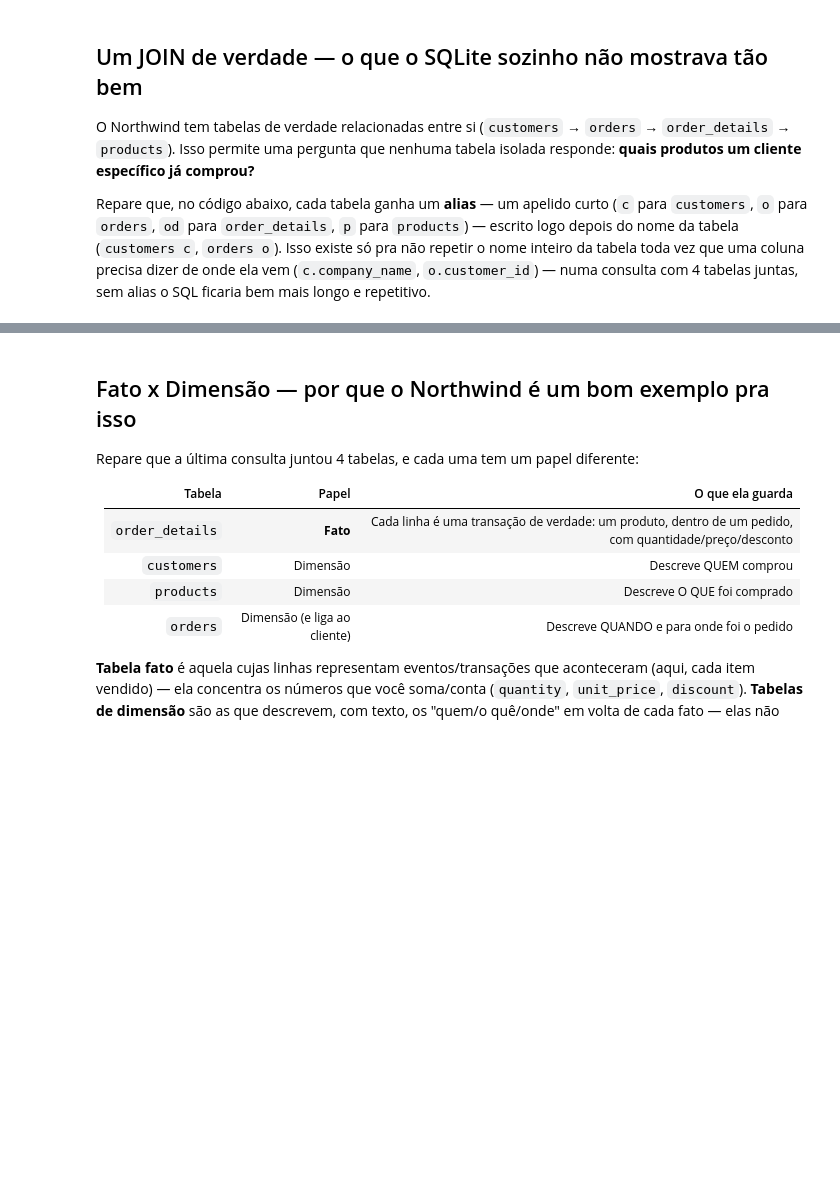
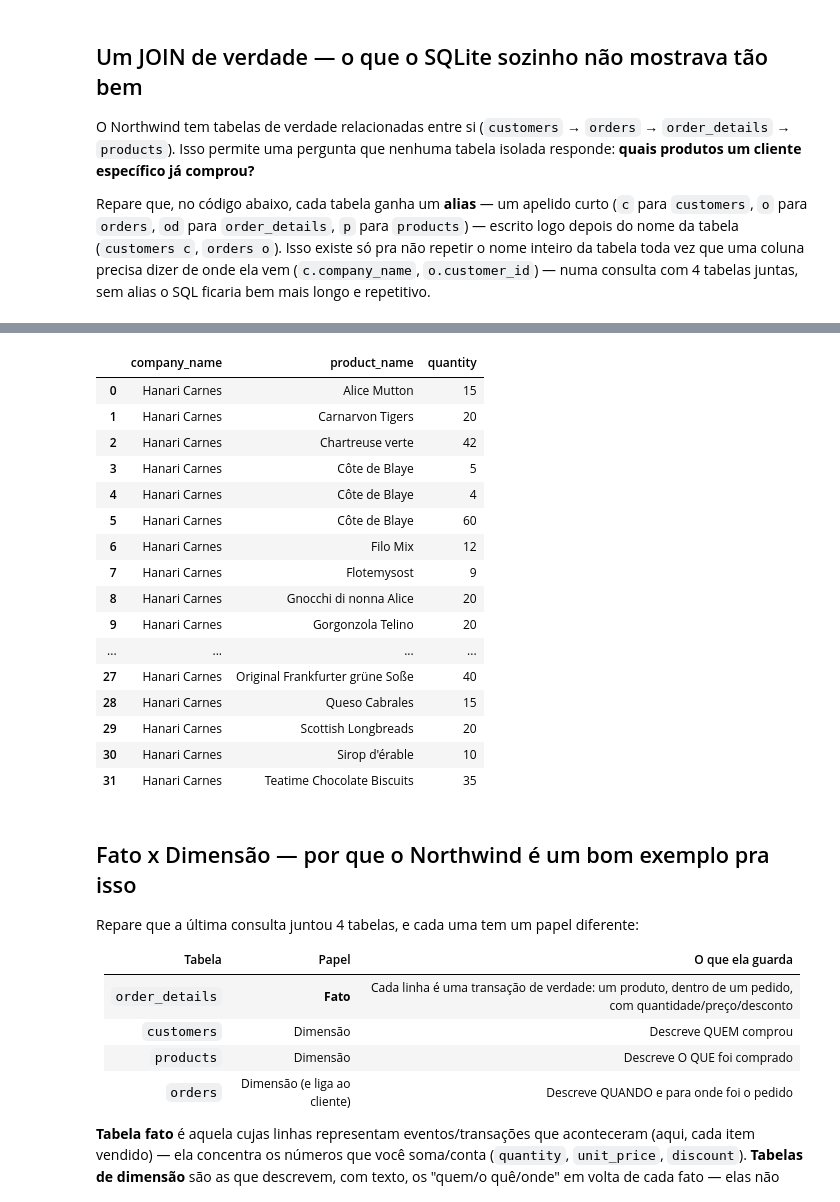
Before and after one commit to laisalegri/turma05-analise-de-dados-com-python, a Jupyter notebook: 11_Python_e_PostgreSQL/Aluno/notebook_bonus_postgresql_lais.ipynb, the cells around one changed output, grey strips where cells are left out. Cells and saved outputs as stored; diff of their text form; code cells hidden in the pictures; blank space fills up the shorter version.

```diff
--- a/11_Python_e_PostgreSQL/Aluno/notebook_bonus_postgresql_lais.ipynb
+++ b/11_Python_e_PostgreSQL/Aluno/notebook_bonus_postgresql_lais.ipynb
@@ -96,3 +115,36 @@ print(cursor.fetchall())
+# %%
+tabela_hanari = pd.read_sql_query(
+        '''
+        SELECT c.company_name, p.product_name, od.quantity
+        FROM customers c
+        JOIN orders o ON o.customer_id = c.customer_id
+        JOIN order_details od ON od.order_id = o.order_id
+        JOIN products p ON p.product_id = od.product_id
+        WHERE c.company_name = %s
+        ORDER BY p.product_name
+        ''',
+    conexao,
+    params=("Hanari Carnes",),
+)
+display(tabela_hanari)
+# %% [output]
+|  | company_name | product_name | quantity |
+| 0 | Hanari Carnes | Alice Mutton | 15 |
+| 1 | Hanari Carnes | Carnarvon Tigers | 20 |
+| 2 | Hanari Carnes | Chartreuse verte | 42 |
+| 3 | Hanari Carnes | Côte de Blaye | 5 |
+| 4 | Hanari Carnes | Côte de Blaye | 4 |
+| 5 | Hanari Carnes | Côte de Blaye | 60 |
+| 6 | Hanari Carnes | Filo Mix | 12 |
+| 7 | Hanari Carnes | Flotemysost | 9 |
+| 8 | Hanari Carnes | Gnocchi di nonna Alice | 20 |
+| 9 | Hanari Carnes | Gorgonzola Telino | 20 |
+| ... | ... | ... | ... |
+| 27 | Hanari Carnes | Original Frankfurter grüne Soße | 40 |
+| 28 | Hanari Carnes | Queso Cabrales | 15 |
+| 29 | Hanari Carnes | Scottish Longbreads | 20 |
+| 30 | Hanari Carnes | Sirop d'érable | 10 |
+| 31 | Hanari Carnes | Teatime Chocolate Biscuits | 35 |
 # %% [markdown]
 ## Fato x Dimensão — por que o Northwind é um bom exemplo pra isso
 
```
Also changed, not shown: parts of 13 cells of this notebook, 2 other files.
